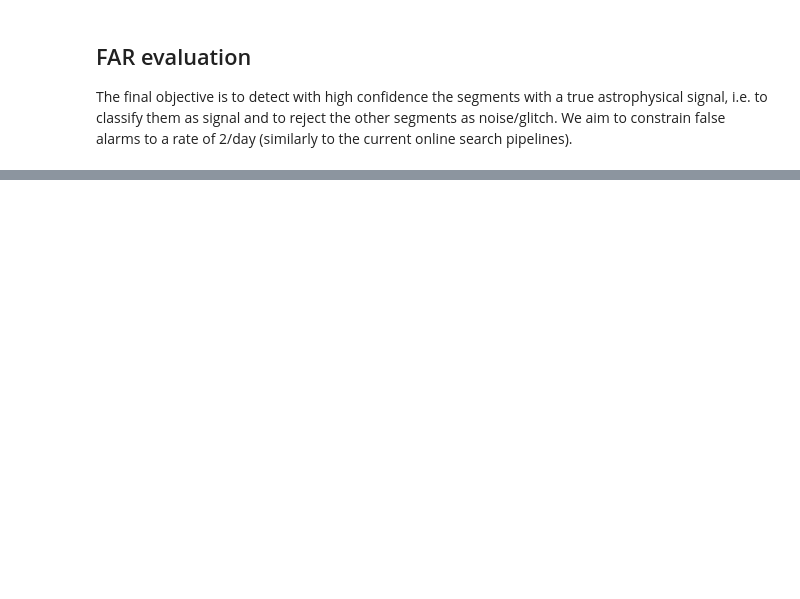
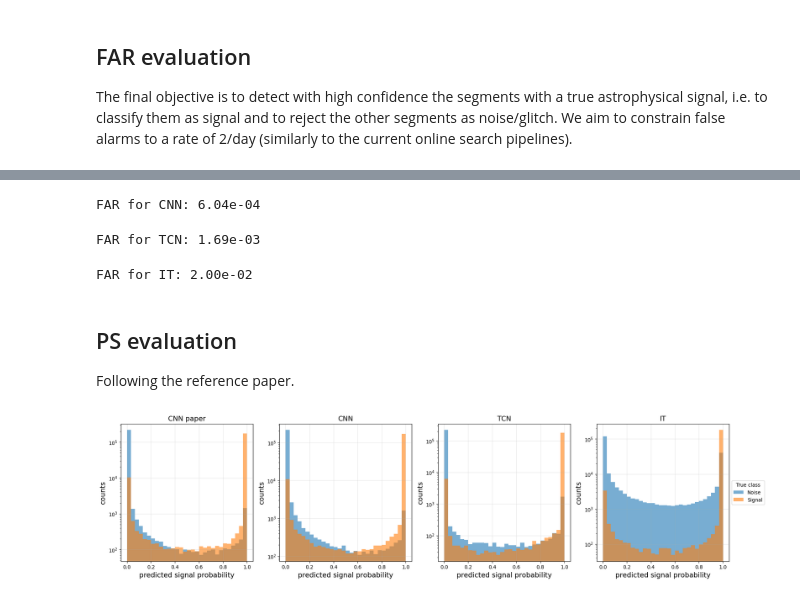
Before and after one commit to giuliadoda/GW_TS_classification, a Jupyter notebook: final_nb.ipynb, the cells around one changed output, grey strips where cells are left out. Drawn from its saved outputs; the diff is of its cells as text; code cells hidden in the pictures; blank space fills up the shorter version.

```diff
--- a/final_nb.ipynb
+++ b/final_nb.ipynb
@@ -615,14 +572,3 @@ plt.show()
-# %%
-fig, ax = plt.subplots(ncols=3, nrows=1, figsize=(18,6))
-
-for i in range(3):
-    ax[i].grid(alpha=0.3)
-
-
-# inspect probs
-
-
-plt.show()
 # %% [markdown]
 ## FAR evaluation
 
@@ -634,0 +598,66 @@ sec_in_day = 24*60*60
+# %%
+# CNN
+cnn_ps = cnn_probs[:, 1]
+cnn_noise_mask = (cnn_labels == 0)
+cnn_noise_count = np.sum(cnn_ps[cnn_noise_mask] == 1.0)
+print(f'FAR for CNN: {cnn_noise_count/test_time:.2e}')
+# %% [output]
+FAR for CNN: 6.04e-04
+# %%
+# TCN
+tcn_ps = tcn_probs[:, 1]
+tcn_noise_mask = (tcn_labels == 0)
+tcn_noise_count = np.sum(tcn_ps[tcn_noise_mask] == 1.0)
+print(f'FAR for TCN: {tcn_noise_count/test_time:.2e}')
+# %% [output]
+FAR for TCN: 1.69e-03
+# %%
+# IT
+it_ps = it_probs[:, 1]
+it_noise_mask = (it_labels == 0)
+it_noise_count = np.sum(it_ps[it_noise_mask] == 1.0)
+print(f'FAR for IT: {it_noise_count/test_time:.2e}')
+# %% [output]
+FAR for IT: 2.00e-02
+# %% [markdown]
+## PS evaluation
+
+Following the reference paper.
+# %%
+fig, ax = plt.subplots(ncols=4, nrows=1, figsize=(22,5))
+
+for i in range(4):
+    ax[i].grid(alpha=0.3)
+    ax[i].set_xlabel('predicted signal probability', fontsize=14)
+    ax[i].set_ylabel('counts', fontsize=14)
+
+ax[0].set_title('CNN paper', fontsize=14)
+for c in range(n_classes):
+    mask = (cnn_p_labels == c)
+    ax[0].hist(cnn_p_probs[mask,1], bins=30, alpha=0.6, label=classes[c])
+ax[0].set_yscale('log')
+
+ax[1].set_title('CNN', fontsize=14)
+for c in range(n_classes):
+    mask = (cnn_labels == c)
+    ax[1].hist(cnn_probs[mask,1], bins=30, alpha=0.6, label=classes[c])
+ax[1].set_yscale('log')
+
+ax[2].set_title('TCN', fontsize=14)
+for c in range(n_classes):
+    mask = (tcn_labels == c)
+    ax[2].hist(tcn_probs[mask,1], bins=30, alpha=0.6, label=classes[c])
+ax[2].set_yscale('log')
+
+ax[3].set_title('IT', fontsize=14)
+for c in range(n_classes):
+    mask = (it_labels == c)
+    ax[3].hist(it_probs[mask,1], bins=30, alpha=0.6, label=classes[c])
+ax[3].set_yscale('log')
+ax[3].legend(title='True class',loc='center left', bbox_to_anchor=(1, 0.5))
+
+fig.savefig('./plots/Ps_all.png', bbox_inches='tight', dpi=500)
+
+plt.show()
+# %% [output]
+[figure, added]
```
Also changed, not shown: parts of 17 cells of this notebook, 1 other file.
